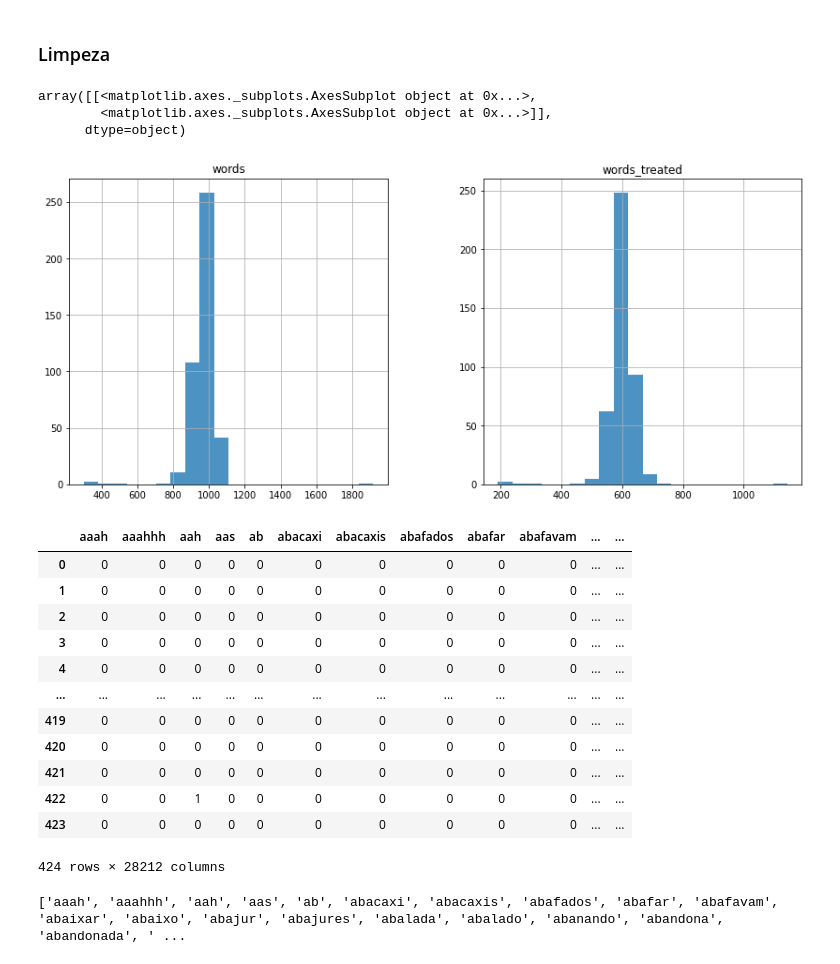
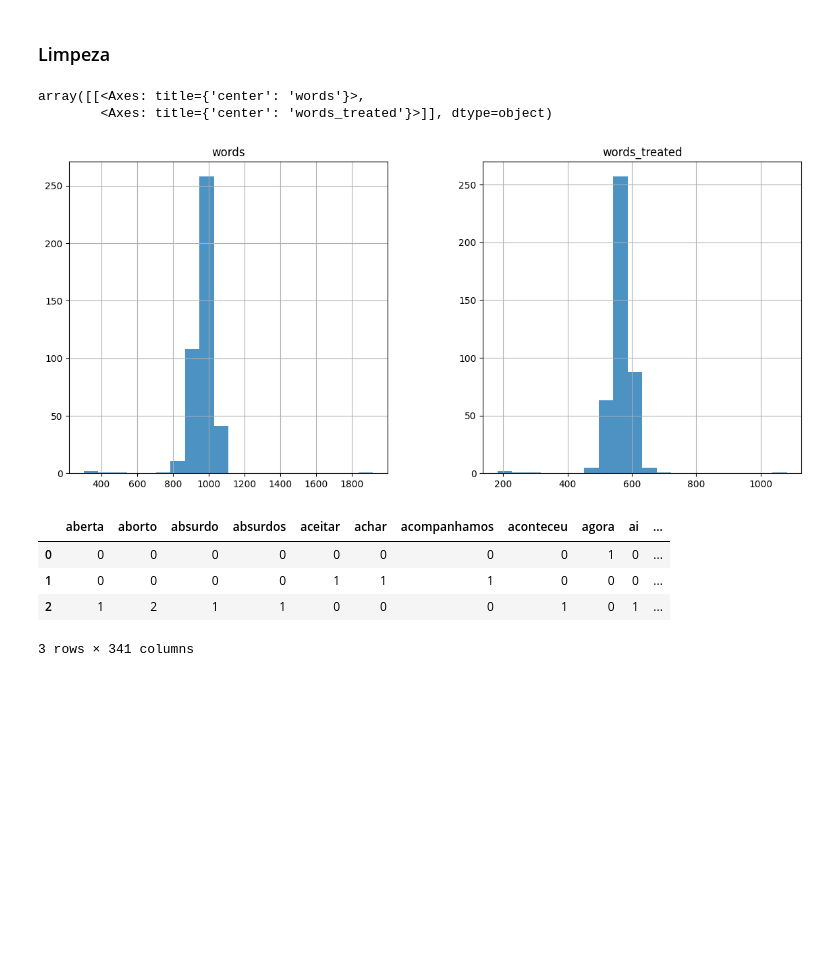
Before and after one commit to lucianomcsilva/RIWRS, a Jupyter notebook: [RIWRS]_5_Identificação_de_padrões_de_autores_em_textos.ipynb, the cells around one changed output. Drawn from its saved outputs; the diff is of its cells as text; code cells hidden in the pictures; blank space fills up the shorter version.

```diff
--- a/[RIWRS]_5_Identificação_de_padrões_de_autores_em_textos.ipynb
+++ b/[RIWRS]_5_Identificação_de_padrões_de_autores_em_textos.ipynb
@@ -78,7 +76,7 @@ df_aj.plot.hist(bins=30, alpha=0.8)
 ### Limpeza
 # %%
 stop = stopwords.words('portuguese')
-# stop.append('nao')
+stop.append('nao')
 stop2 = list()
 for word in stop:
   stop2.append(unidecode(word))
@@ -87,13 +87,16 @@ stemmer = nltk.stem.RSLPStemmer()
 # %%
-# remoção de palavras de parada
-df_aj['content_treated'] = df_aj['content'].apply(lambda x: ' '.join([word for word in x.split() if word not in (stop)]))
-df_ver['content_treated'] = df_ver['content'].apply(lambda x: ' '.join([word for word in x.split() if word not in (stop)]))
 
 
 #FAzendo Steammer
 # df['content_treated'] = df['content'].apply(lambda x: ' '.join([stemmer.stem(word) for word in x.split()]))
 # df_aj['content_treated'] = df_aj['content'].apply(lambda x: ' '.join([stemmer.stem(word) for word in x.split()]))
 # df_ver['content_treated'] = df_ver['content'].apply(lambda x: ' '.join([stemmer.stem(word) for word in x.split()]))
+
+
+
+# remoção de palavras de parada
+df_aj['content_treated'] = df_aj['content'].str.lower().apply(lambda x: ' '.join([word for word in x.split() if word not in (stop)]))
+df_ver['content_treated'] = df_ver['content'].str.lower().apply(lambda x: ' '.join([word for word in x.split() if word not in (stop)]))
 
 #Transforma em minuscula e remoção de acentos
 df_aj['content_treated'] = df_aj['content_treated'].str.lower().apply(lambda x: unidecode(x))
@@ -118,41 +121,29 @@ df_aj['words_treated'] = df_aj['content_treated'].str.split().str.len()
 df_aj.hist(bins=20, alpha=0.8, figsize=(14,6))
 #df_aj.sample(10)
 # %% [output]
-array([[<matplotlib.axes._subplots.AxesSubplot object at 0x...>,
-        <matplotlib.axes._subplots.AxesSubplot object at 0x...>]],
-      dtype=object)
+array([[<Axes: title={'center': 'words'}>,
+        <Axes: title={'center': 'words_treated'}>]], dtype=object)
-[figure, old version]
+[figure, new version]
 # %%
 from sklearn.feature_extraction.text import TfidfVectorizer
 # vectorizer = TfidfVectorizer()
 vectorizer = CountVectorizer()
 
 #Arnaldo Jabor
 XAJ = vectorizer.fit_transform(df_aj['content_treated'])
 
 vocabulary_aj = vectorizer.get_feature_names_out()
 
 pdXAJ = pd.DataFrame(data=XAJ.toarray(), columns=vocabulary_aj) #.iloc[:,0::2]
-display(pdXAJ)
+
 #Arnaldo Jabor - Verificar
 XVER = vectorizer.fit_transform(df_ver['content_treated'])
 vocabulary_ver = vectorizer.get_feature_names_out()
 pdXVER = pd.DataFrame(data=XVER.toarray(), columns=vocabulary_ver) #.iloc[:,0::2]
+display(pdXVER)
 # %% [output]
-|  | aaah | aaahhh | aah | aas | ab | abacaxi | abacaxis | abafados | abafar | abafavam | ... | ... |
-| 0 | 0 | 0 | 0 | 0 | 0 | 0 | 0 | 0 | 0 | 0 | ... | ... |
-| 1 | 0 | 0 | 0 | 0 | 0 | 0 | 0 | 0 | 0 | 0 | ... | ... |
-| 2 | 0 | 0 | 0 | 0 | 0 | 0 | 0 | 0 | 0 | 0 | ... | ... |
-| 3 | 0 | 0 | 0 | 0 | 0 | 0 | 0 | 0 | 0 | 0 | ... | ... |
-| 4 | 0 | 0 | 0 | 0 | 0 | 0 | 0 | 0 | 0 | 0 | ... | ... |
-| ... | ... | ... | ... | ... | ... | ... | ... | ... | ... | ... | ... | ... |
-| 419 | 0 | 0 | 0 | 0 | 0 | 0 | 0 | 0 | 0 | 0 | ... | ... |
-| 420 | 0 | 0 | 0 | 0 | 0 | 0 | 0 | 0 | 0 | 0 | ... | ... |
-| 421 | 0 | 0 | 0 | 0 | 0 | 0 | 0 | 0 | 0 | 0 | ... | ... |
-| 422 | 0 | 0 | 1 | 0 | 0 | 0 | 0 | 0 | 0 | 0 | ... | ... |
-| 423 | 0 | 0 | 0 | 0 | 0 | 0 | 0 | 0 | 0 | 0 | ... | ... |
+|  | aberta | aborto | absurdo | absurdos | aceitar | achar | acompanhamos | aconteceu | agora | ai | ... |
+| 0 | 0 | 0 | 0 | 0 | 0 | 0 | 0 | 0 | 1 | 0 | ... |
+| 1 | 0 | 0 | 0 | 0 | 1 | 1 | 1 | 0 | 0 | 0 | ... |
+| 2 | 1 | 2 | 1 | 1 | 0 | 0 | 0 | 1 | 0 | 1 | ... |
-424 rows × 28212 columns
+3 rows × 341 columns
-# %%
-print(vocabulary_aj)
-# %% [output]
-['aaah', 'aaahhh', 'aah', 'aas', 'ab', 'abacaxi', 'abacaxis', 'abafados', 'abafar', 'abafavam', 'abaixar', 'abaixo', 'abajur', 'abajures', 'abalada', 'abalado', 'abanando', 'abandona', 'abandonada', ' ...
```
Also changed, not shown: parts of 10 cells of this notebook.
